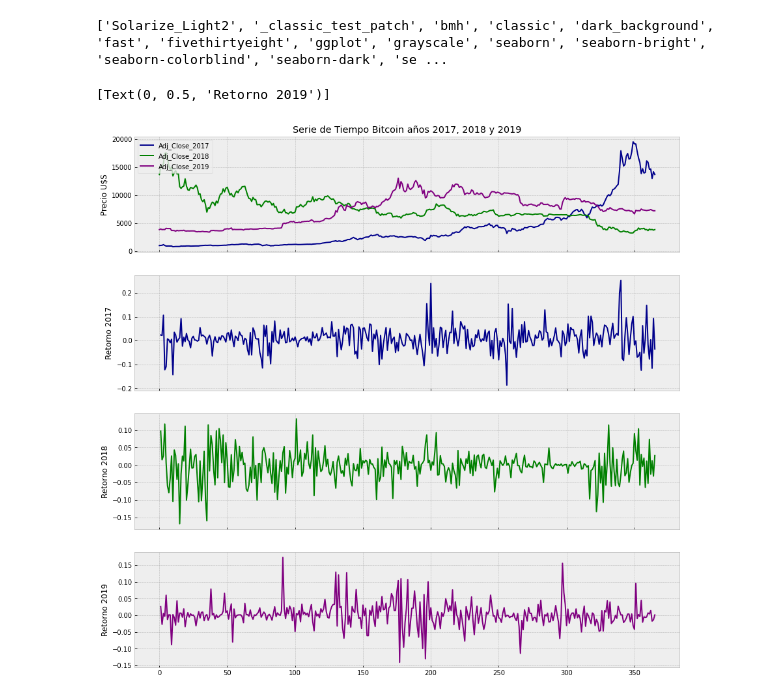
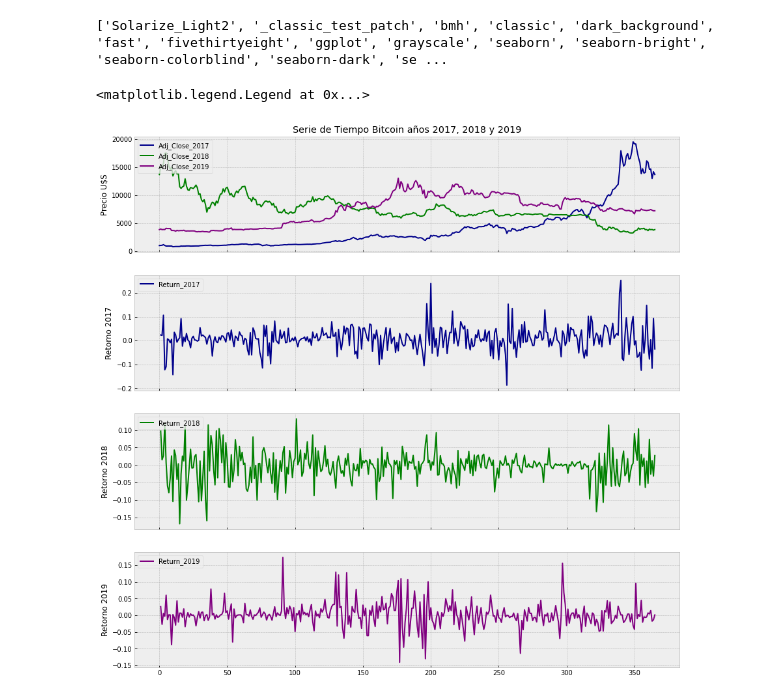
Before and after one commit to cristiandarioortegayubro/Google-Colaboratory-en-Ciencias-Economicas, a Jupyter notebook: Analisis_exploratorio_de_datos.ipynb, the cells around one changed output. Cells and saved outputs as stored; diff of their text form; code cells hidden in the pictures.

```diff
--- a/Analisis_exploratorio_de_datos.ipynb
+++ b/Analisis_exploratorio_de_datos.ipynb
@@ -172,9 +172,9 @@ print(BITCOIN2019)
 ### Creando la columna Returns
 Se crea una columna nueva por cada datasets, con los retorno de los precios, definiendo esos retornos como el precio del dia n, menos el precio del dia n-1 tal como se visualiza en la siguiente ecuación:
 # %%
-BITCOIN2017['Return']=BITCOIN2017.Adj_Close_2017.pct_change()
-BITCOIN2018['Return']=BITCOIN2018.Adj_Close_2018.pct_change()
-BITCOIN2019['Return']=BITCOIN2019.Adj_Close_2019.pct_change()
+BITCOIN2017['Return_2017']=BITCOIN2017.Adj_Close_2017.pct_change()
+BITCOIN2018['Return_2018']=BITCOIN2018.Adj_Close_2018.pct_change()
+BITCOIN2019['Return_2019']=BITCOIN2019.Adj_Close_2019.pct_change()
 # %%
 print(BITCOIN2019)
 # %% [output]
@@ -288,18 +294,21 @@ print(plot.style.available)
 # %%
 plot.style.use('bmh')
 fix, ax = plot.subplots(4,1, figsize=(15,15), sharex=True)
 
 BITCOIN2017.Adj_Close_2017.plot(ax=ax[0], color=['darkblue'])
 ax[0].set(title='Serie de Tiempo Bitcoin años 2017, 2018 y 2019', ylabel='Precio U$S')
 BITCOIN2018.Adj_Close_2018.plot(ax=ax[0], color=['green'])
 BITCOIN2019.Adj_Close_2019.plot(ax=ax[0], color=['purple'])
 ax[0].legend(loc='upper left')
-BITCOIN2017.Return.plot(ax=ax[1], color=['darkblue'])
+BITCOIN2017.Return_2017.plot(ax=ax[1], color=['darkblue'])
 ax[1].set(ylabel='Retorno 2017')
-BITCOIN2018.Return.plot(ax=ax[2], color=['green'])
+ax[1].legend(loc='upper left')
+BITCOIN2018.Return_2018.plot(ax=ax[2], color=['green'])
 ax[2].set(ylabel='Retorno 2018')
-BITCOIN2019.Return.plot(ax=ax[3], color=['purple'])
+ax[2].legend(loc='upper left')
+BITCOIN2019.Return_2019.plot(ax=ax[3], color=['purple'])
 ax[3].set(ylabel='Retorno 2019')
+ax[3].legend(loc='upper left')
 # %% [output]
-[Text(0, 0.5, 'Retorno 2019')]
+<matplotlib.legend.Legend at 0x...>
-[figure, old version]
+[figure, new version]
```
Also changed, not shown: parts of 13 cells of this notebook.
